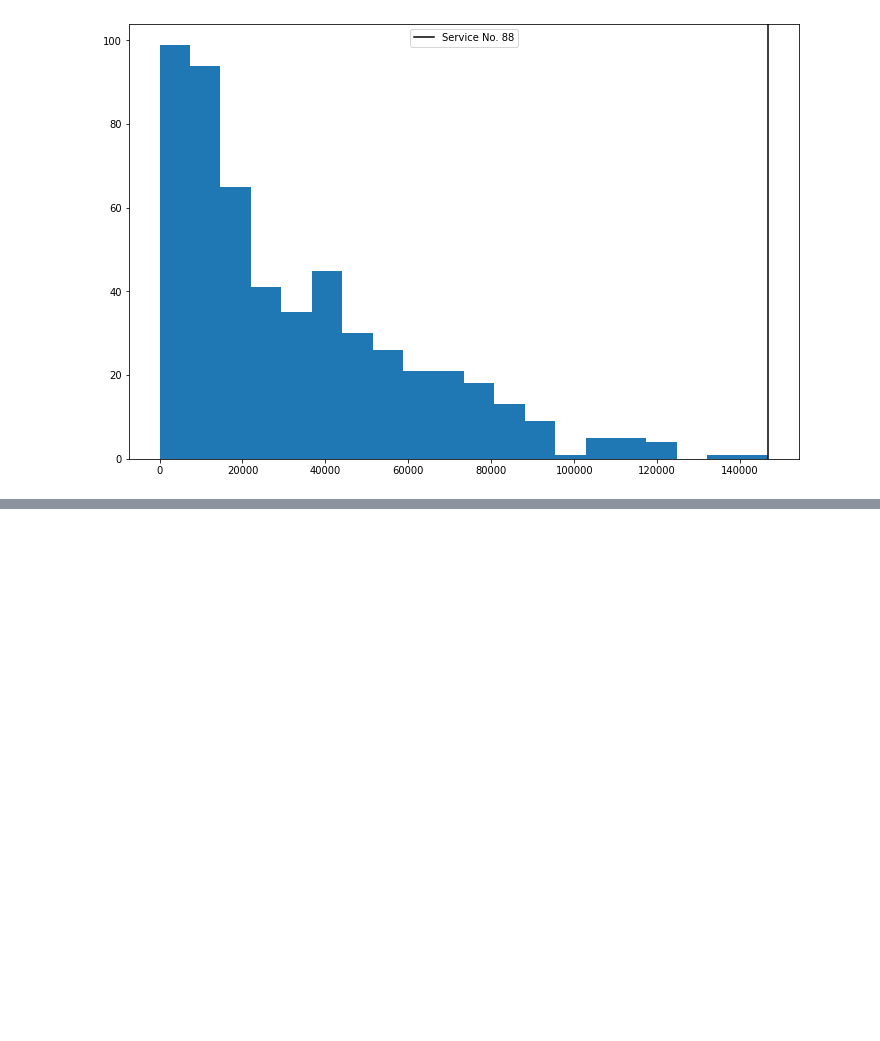
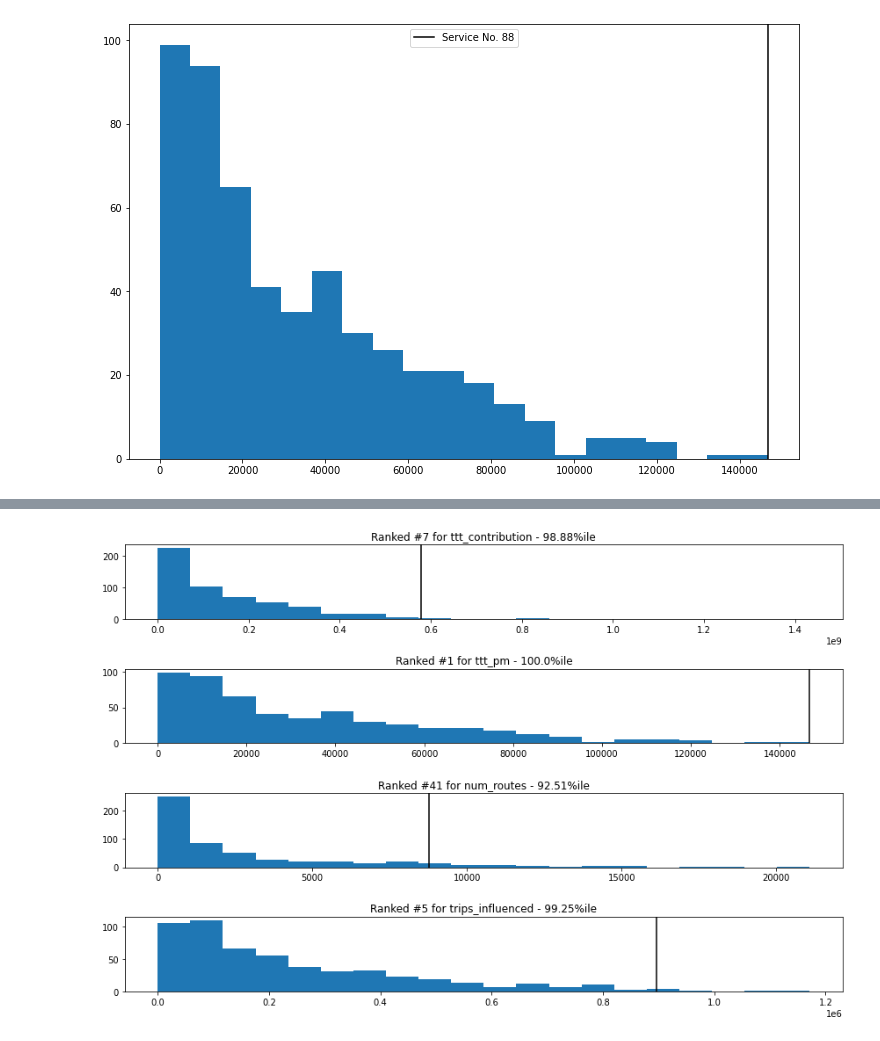
Before and after one commit to kiranbodipati/urban_planning_system, a Jupyter notebook: TTT Offline analysis.ipynb, the cells around one changed output, grey strips where cells are left out. Drawn from its saved outputs; the diff is of its cells as text; code cells hidden in the pictures; blank space fills up the shorter version.

```diff
--- a/TTT Offline analysis.ipynb
+++ b/TTT Offline analysis.ipynb
@@ -607,0 +625,5 @@ plt.show()
+# %%
+fig = plot_hist_percentiles_bus('88')
+plt.show()
+# %% [output]
+[figure, added]
```
Also changed, not shown: parts of 3 cells of this notebook, 1 other file.
